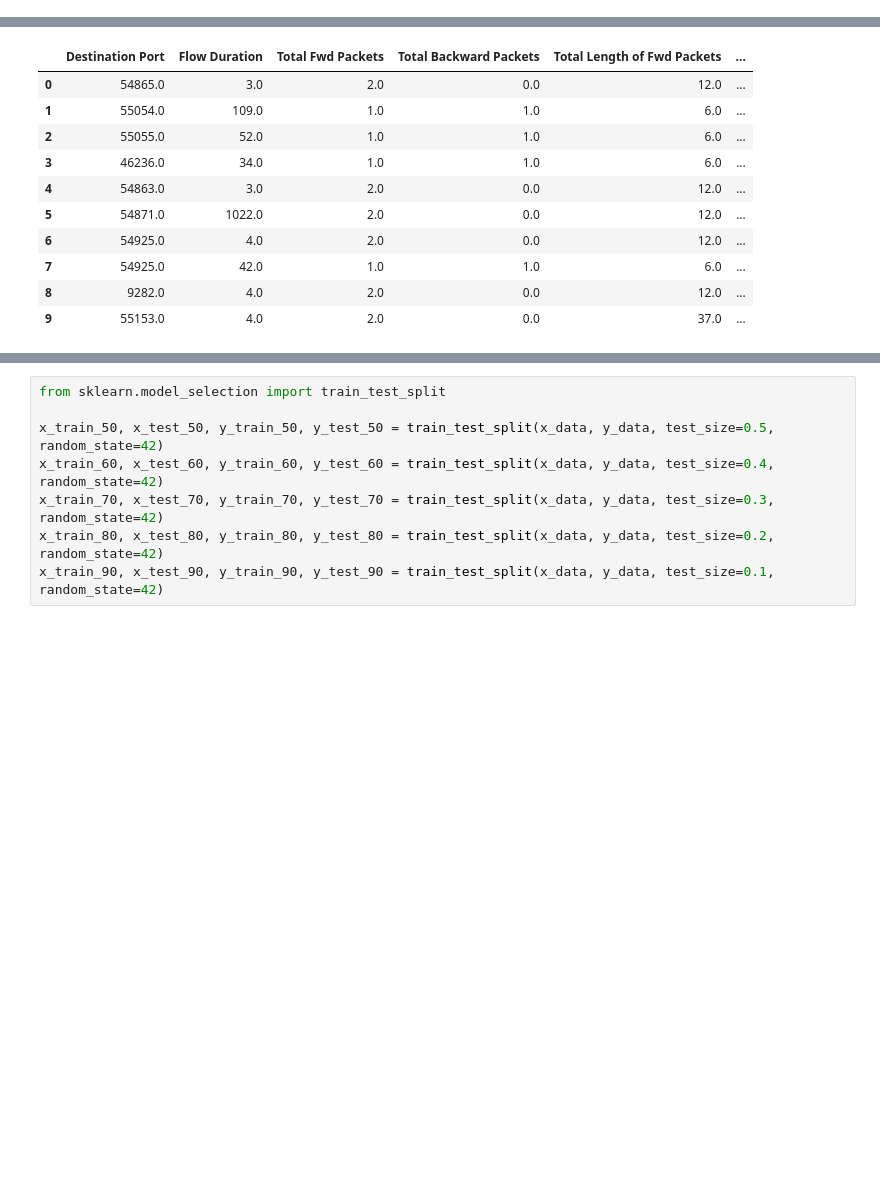
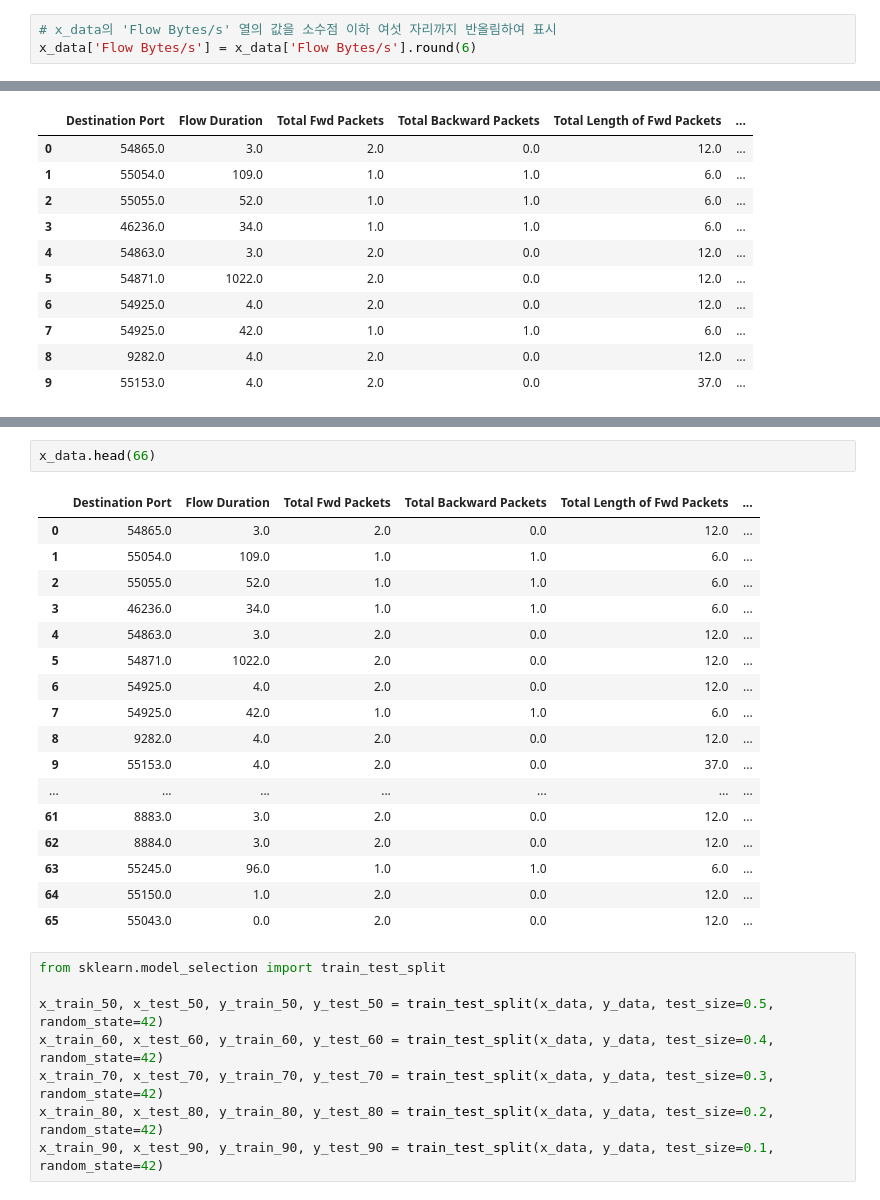
Before and after one commit to thejysplay/CIC-IDS-attack-detection, a Jupyter notebook: MachineLearningCSV_Binary_classification.ipynb, the cells around one changed output, grey strips where cells are left out. Drawn from its saved outputs; the diff is of its cells as text; blank space fills up the shorter version.

```diff
--- a/MachineLearningCSV_Binary_classification.ipynb
+++ b/MachineLearningCSV_Binary_classification.ipynb
@@ -120,3 +120,6 @@ Name: count, dtype: int64
 # %%
 x_data = main_df.drop([' Label'], axis=1)
 y_data = main_df[' Label']
+# %%
+# x_data의 'Flow Bytes/s' 열의 값을 소수점 이하 여섯 자리까지 반올림하여 표시
+x_data['Flow Bytes/s'] = x_data['Flow Bytes/s'].round(6)
@@ -151,3 +200,23 @@ Name:  Label, dtype: object
+# %%
+x_data.head(66)
+# %% [output]
+|  | Destination Port | Flow Duration | Total Fwd Packets | Total Backward Packets | Total Length of Fwd Packets | ... |
+| 0 | 54865.0 | 3.0 | 2.0 | 0.0 | 12.0 | ... |
+| 1 | 55054.0 | 109.0 | 1.0 | 1.0 | 6.0 | ... |
+| 2 | 55055.0 | 52.0 | 1.0 | 1.0 | 6.0 | ... |
+| 3 | 46236.0 | 34.0 | 1.0 | 1.0 | 6.0 | ... |
+| 4 | 54863.0 | 3.0 | 2.0 | 0.0 | 12.0 | ... |
+| 5 | 54871.0 | 1022.0 | 2.0 | 0.0 | 12.0 | ... |
+| 6 | 54925.0 | 4.0 | 2.0 | 0.0 | 12.0 | ... |
+| 7 | 54925.0 | 42.0 | 1.0 | 1.0 | 6.0 | ... |
+| 8 | 9282.0 | 4.0 | 2.0 | 0.0 | 12.0 | ... |
+| 9 | 55153.0 | 4.0 | 2.0 | 0.0 | 37.0 | ... |
+| ... | ... | ... | ... | ... | ... | ... |
+| 61 | 8883.0 | 3.0 | 2.0 | 0.0 | 12.0 | ... |
+| 62 | 8884.0 | 3.0 | 2.0 | 0.0 | 12.0 | ... |
+| 63 | 55245.0 | 96.0 | 1.0 | 1.0 | 6.0 | ... |
+| 64 | 55150.0 | 1.0 | 2.0 | 0.0 | 12.0 | ... |
+| 65 | 55043.0 | 0.0 | 2.0 | 0.0 | 12.0 | ... |
 # %%
 from sklearn.model_selection import train_test_split
 
```
Also changed, not shown: parts of 9 cells of this notebook.
